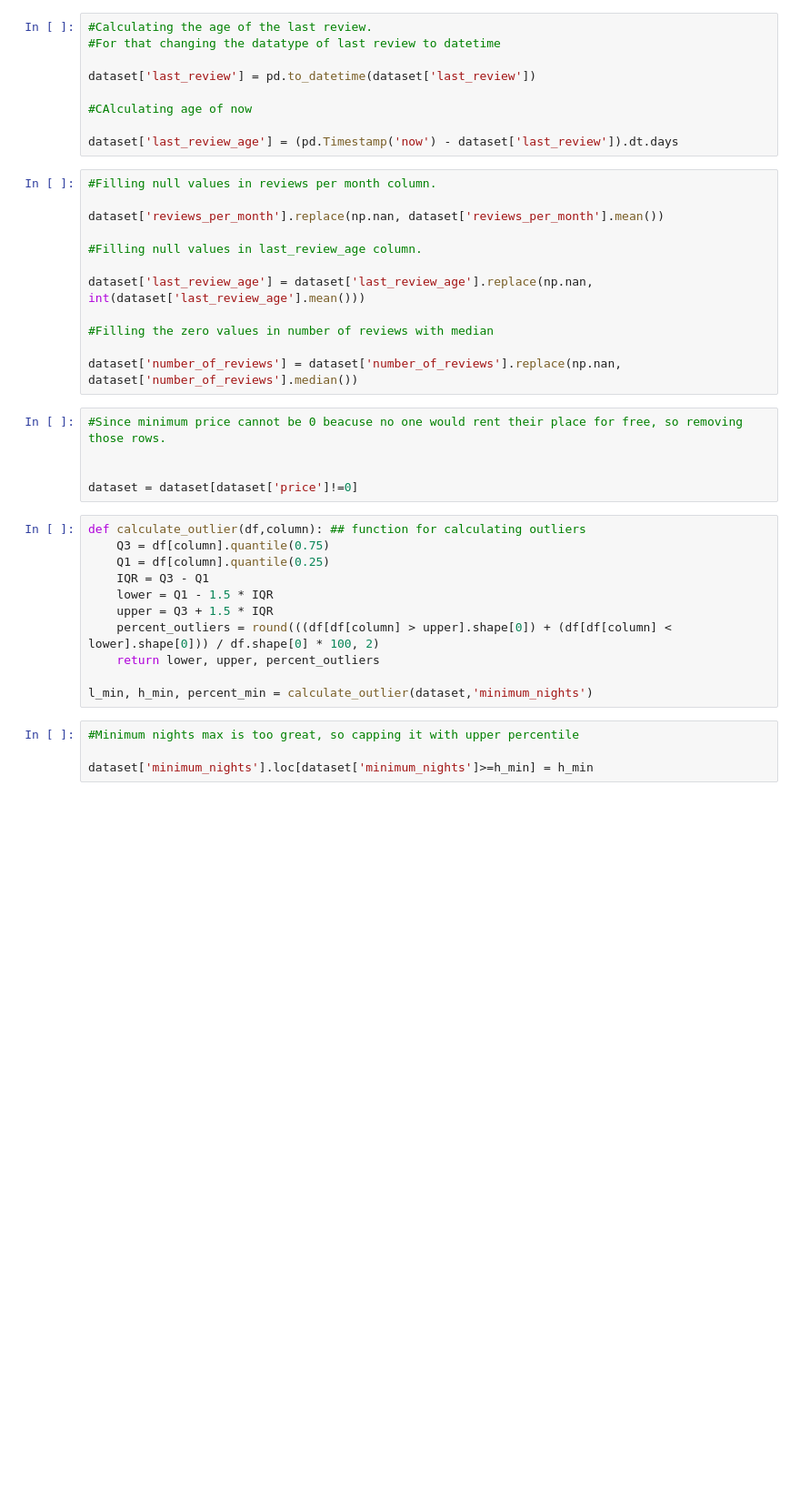
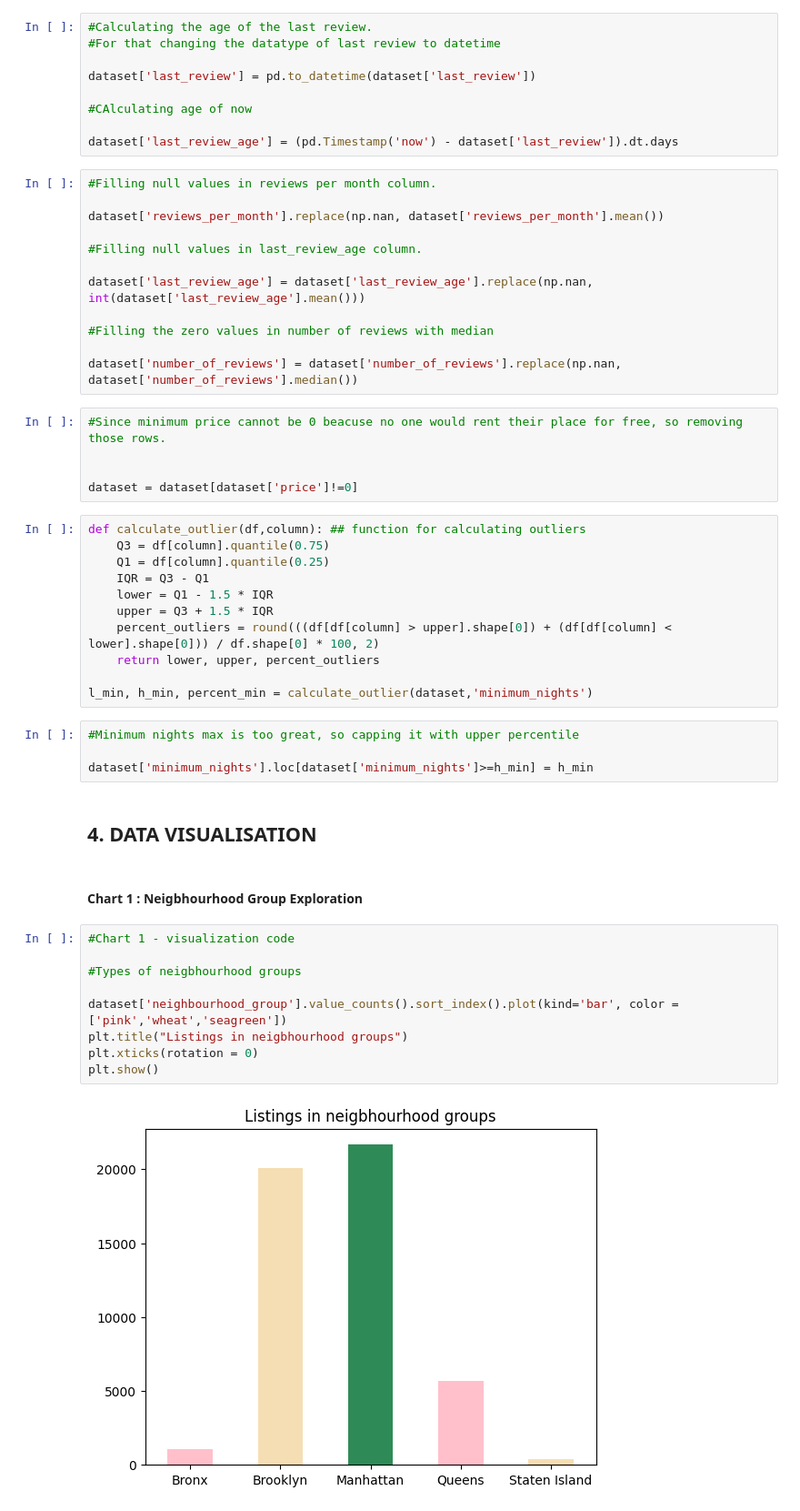
Before and after one commit to palnitin12345/Airbnb-EDA, a Jupyter notebook: EDA-Code.ipynb, the cells around one changed output. Shown at 91% size. Saved outputs shown, nothing was run; the diff lists cells and outputs as text; blank space fills up the shorter version.

Commit message:
Starting Data Visualization

```diff
--- a/EDA-Code.ipynb
+++ b/EDA-Code.ipynb
@@ -258,3 +261,18 @@ l_min, h_min, percent_min = calculate_outlier(dataset,'minimum_nights')
 #Minimum nights max is too great, so capping it with upper percentile
 
 dataset['minimum_nights'].loc[dataset['minimum_nights']>=h_min] = h_min
+# %% [markdown]
+## 4. DATA VISUALISATION
+# %% [markdown]
+#### Chart 1 : Neigbhourhood Group Exploration
+# %%
+#Chart 1 - visualization code
+
+#Types of neigbhourhood groups
+
+dataset['neighbourhood_group'].value_counts().sort_index().plot(kind='bar', color = ['pink','wheat','seagreen'])
+plt.title("Listings in neigbhourhood groups")
+plt.xticks(rotation = 0)
+plt.show()
+# %% [output]
+[figure, added]
```
Also changed, not shown: parts of 25 cells of this notebook.
